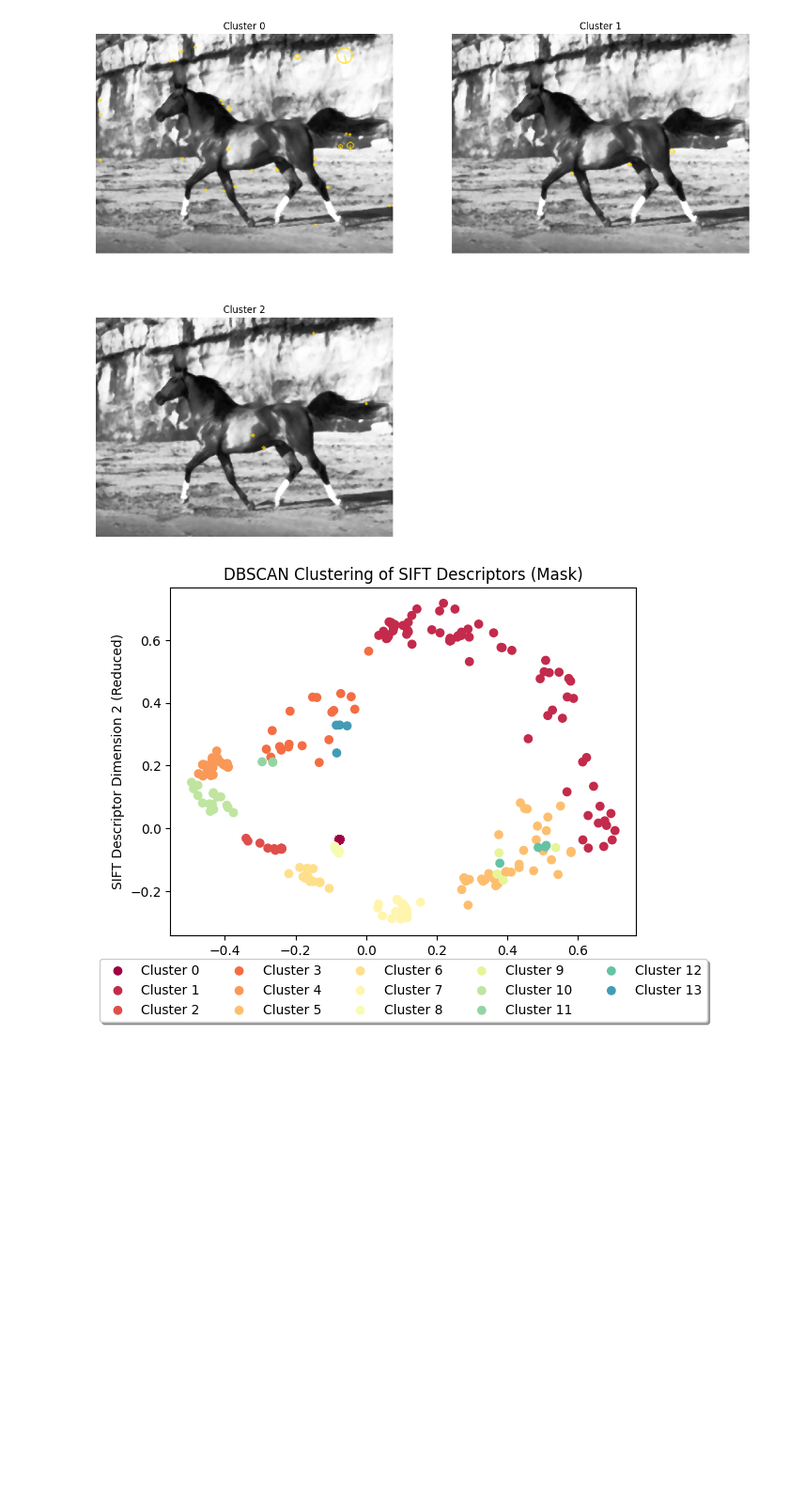
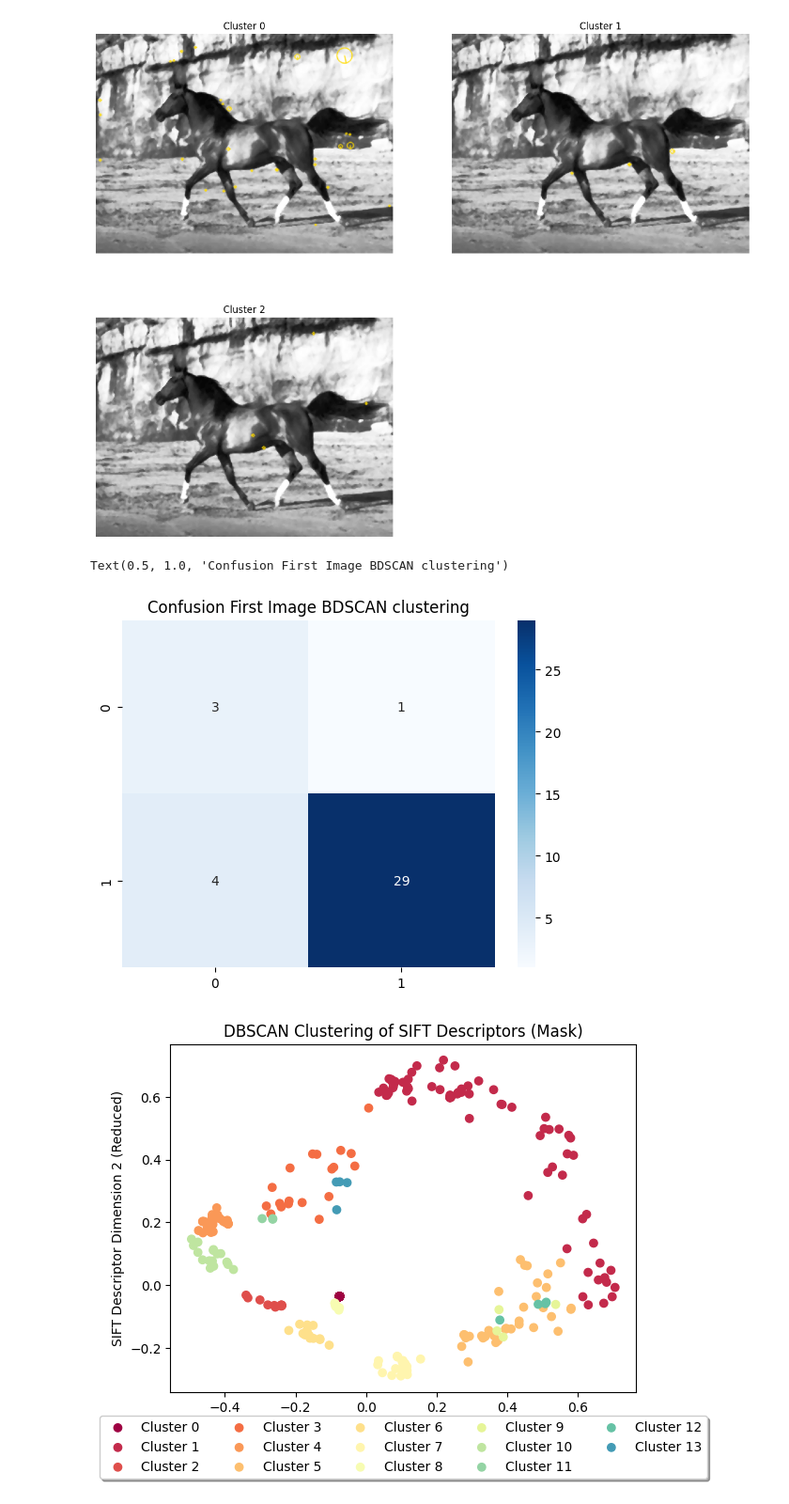
Before and after one commit to lesi-nedo/ISPR_assignments, a Jupyter notebook: Assignment_6_o_nedobiychuk.ipynb, the cells around one changed output. Shown at 94% size. Drawn from its saved outputs; the diff is of its cells as text; code cells hidden in the pictures; blank space fills up the shorter version.

```diff
--- a/Assignment_6_o_nedobiychuk.ipynb
+++ b/Assignment_6_o_nedobiychuk.ipynb
@@ -256,6 +261,44 @@ plot_clust(all_labels[0], all_kps[0], all_images[0], list(found_cl), cols=2)
 Cluster:0 Len: 29
 Cluster:1 Len: 4   ------   Cluster:2 Len: 4   ------
 [figure]
+# %%
+import seaborn as sns
+
+# We got 3 cluster, assume that the 3-th should represent the horse,
+# the rest are background
+def check_col_pt(horse_mask, kps, ind_clusters, indx):
+  indx_kp = ind_clusters[indx]
+  kp = kps[indx_kp]
+  return (horse_mask[int(kp.pt[1]), int(kp.pt[0])] != 0).all()
+
+# cm[0,0] TP, cm[0,1] FP, cm[1, 0] FN, [1, 1] TN
+def comp_cm(labels_horse, horse_cl, ind_horse, kps, horse_mask ):
+  ind_clusters = np.where(labels_horse != -1)[0]
+  labels_img = labels_horse[ind_clusters]
+  cm = np.zeros([2,2], dtype=np.uint32)
+
+
+  for indx,sl in enumerate(labels_img):
+    if sl == horse_cl:
+
+      if check_col_pt(horse_mask, kps, ind_clusters, indx): # if 0 background, else horse
+        cm[0, 0] += 1
+      else:
+        cm[0, 1] += 1
+    else:
+      if check_col_pt(horse_mask, kps, ind_clusters, indx):
+        cm[1, 0] += 1
+      else:
+        cm[1, 1] += 1
+  return cm
+
+horse_ind = 0
+cm = comp_cm(all_labels[horse_ind], 2, horse_ind, all_kps[horse_ind], horse_mask)
+sns.heatmap(cm, annot=True, cmap=plt.cm.Blues)
+plt.title("Confusion First Image BDSCAN clustering")
+# %% [output]
+Text(0.5, 1.0, 'Confusion First Image BDSCAN clustering')
+[figure, added]
 # %%
 all_labels_mask = []
 for des in all_descriptors_masks:
```
Also changed, not shown: parts of 10 cells of this notebook.
